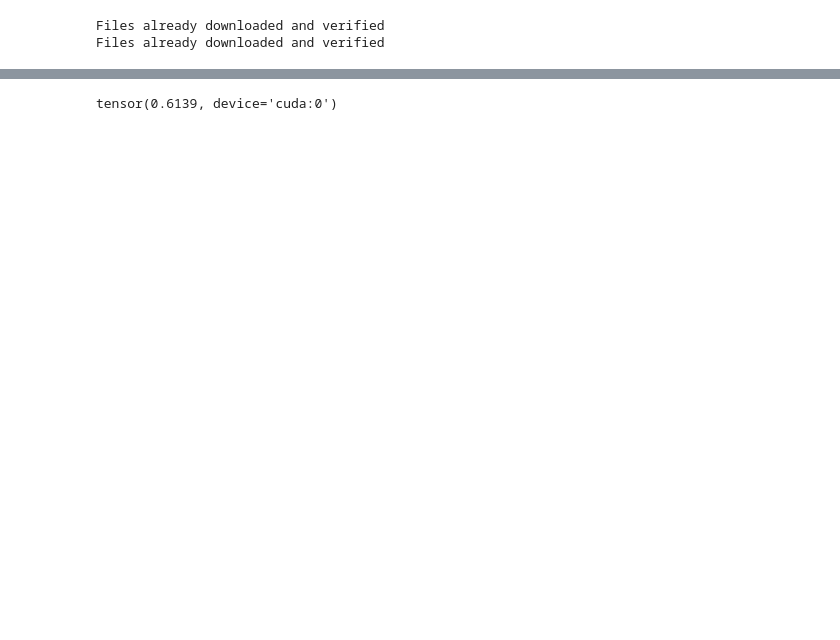
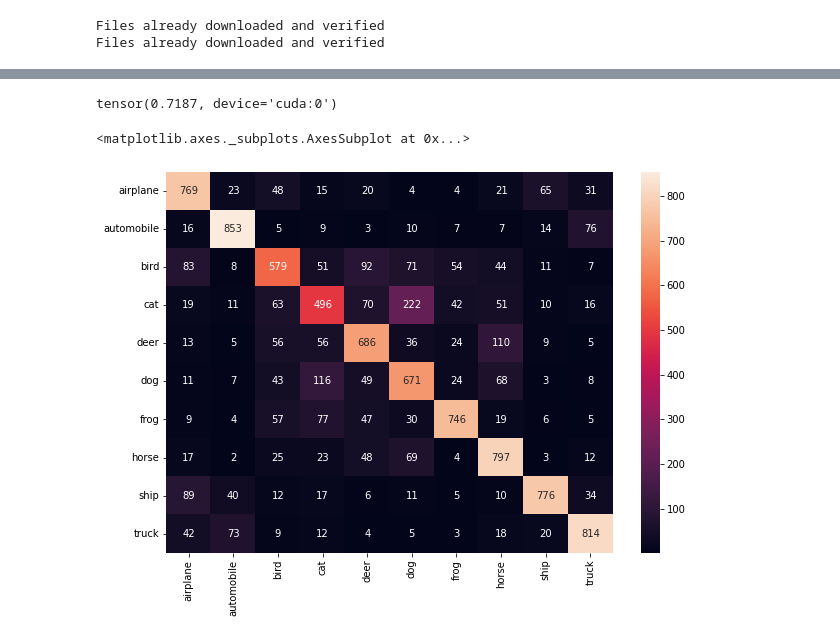
Before and after one commit to hikmatfarhat-ndu/pytorch, a Jupyter notebook: convolution.ipynb, the cells around one changed output, grey strips where cells are left out. Drawn from its saved outputs; the diff is of its cells as text; code cells hidden in the pictures; blank space fills up the shorter version.

```diff
--- a/convolution.ipynb
+++ b/convolution.ipynb
@@ -47,8 +61,8 @@ transform = transforms.Compose(
 # %%
 dataset_train=vision.datasets.CIFAR10(".",download=True,train=True,transform=transform)
 dataset_test=vision.datasets.CIFAR10(".",download=True,train=False,transform=transform)
-loader_train=DataLoader(dataset_train,batch_size=512,shuffle=True,num_workers=4)
-loader_test=DataLoader(dataset_test,batch_size=512,shuffle=True)
+loader_train=DataLoader(dataset_train,batch_size=64,shuffle=True,num_workers=2)
+loader_test=DataLoader(dataset_test,batch_size=512,shuffle=False)
 # %% [output]
 Files already downloaded and verified
 Files already downloaded and verified
@@ -70,7 +90,7 @@ class Net(nn.Module):
     # input is (*,64,4,4)
     self.pool3=nn.MaxPool2d(kernel_size=(2,2))
     # input is (*,64,2,2)
-    self.flatten=torch.flatten
+    self.flatten=nn.Flatten()
     # input is (*,64x2x2)
     self.fc1=nn.Linear(in_features=2*2*64,out_features=64)
     self.fc2=nn.Linear(in_features=64,out_features=10)
@@ -88,7 +108,7 @@ class Net(nn.Module):
     x=self.relu(x)
     x=self.pool3(x)
 
-    x=self.flatten(x,start_dim=1)
+    x=self.flatten(x)
     x=self.fc1(x)
     x=self.relu(x)
     x=self.fc2(x)
@@ -128,0 +151,5 @@ for epoch in range(epochs):
+# %%
+!pip install torchmetrics
+from torchmetrics import ConfusionMatrix
+conmat=ConfusionMatrix(num_classes=10)
+conmat=conmat.cuda()
@@ -138,7 +173,8 @@ for data in loader_test:
   _,predicted=torch.max(outputs.data,1)
   total+=labels.size(0)
   correct+=(predicted==labels).sum()
+  conmat.update(predicted,labels)
 # %%
 print(correct/total)
 # %% [output]
-tensor(0.6139, device='cuda:0')
+tensor(0.7187, device='cuda:0')
@@ -144,0 +184,7 @@ tensor(0.6139, device='cuda:0')
+# %%
+x=conmat.compute().cpu().numpy()
+plt.figure(figsize=(10,7))
+sb.heatmap(x,xticklabels=dataset_train.classes,yticklabels=dataset_train.classes,annot=True,fmt=".0f")
+# %% [output]
+<matplotlib.axes._subplots.AxesSubplot at 0x...>
+[figure, added]
```
Also changed, not shown: parts of 18 cells of this notebook.
